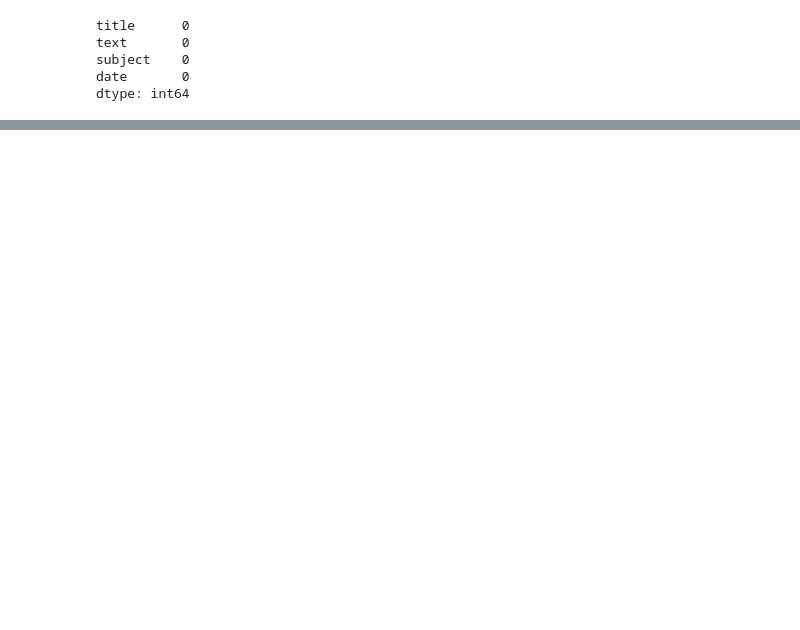
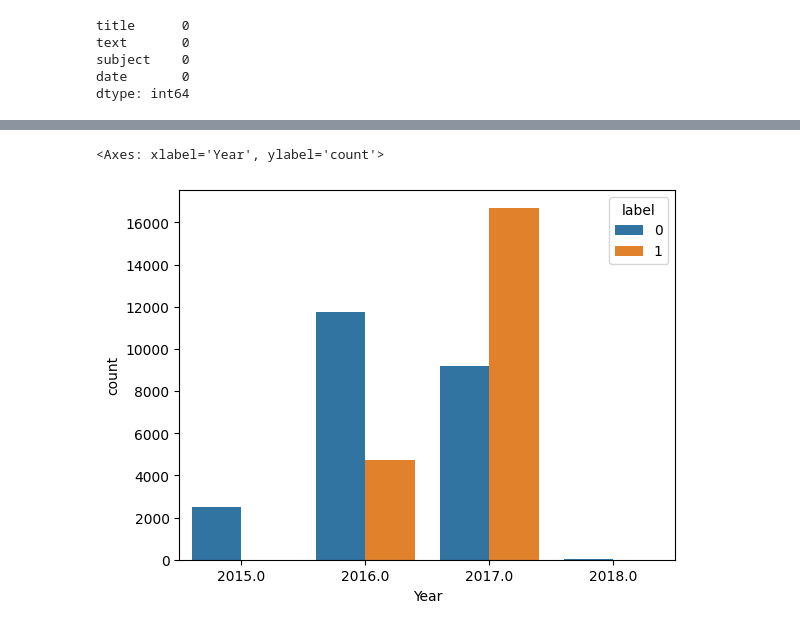
Before and after one commit to 9tw/fake-news-detection, a Jupyter notebook: main.ipynb, the cells around one changed output, grey strips where cells are left out. Saved outputs shown, nothing was run; the diff lists cells and outputs as text; code cells hidden in the pictures; blank space fills up the shorter version.

```diff
--- a/main.ipynb
+++ b/main.ipynb
@@ -41,0 +47,8 @@ df.head()
+# %%
+df['date'] = pd.to_datetime(df['date'], errors = 'coerce')
+df['Year'] = df['date'].dt.year
+df['Month'] = df['date'].dt.month
+sns.countplot(data = df, x = "Year", hue = "label")
+# %% [output]
+<Axes: xlabel='Year', ylabel='count'>
+[figure, added]
```
Also changed, not shown: parts of 4 cells of this notebook.
